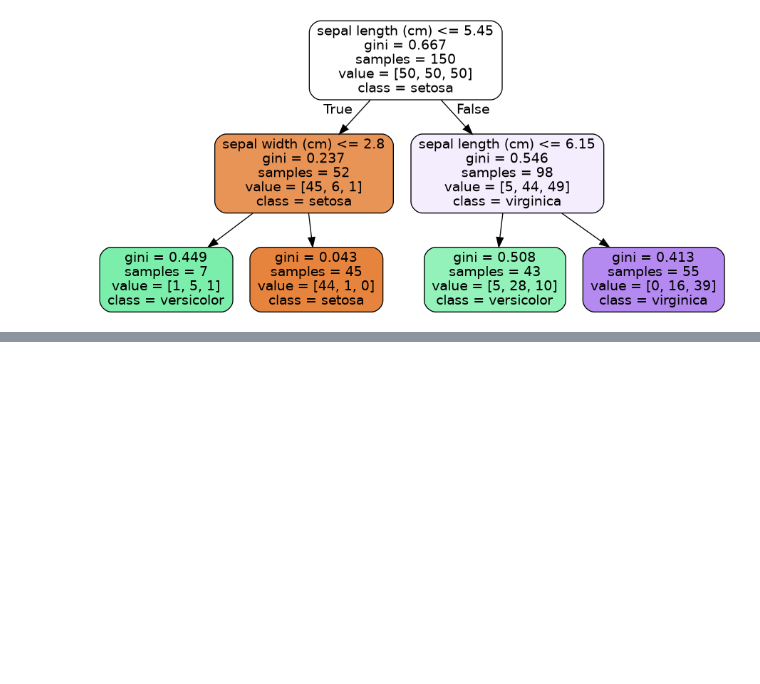
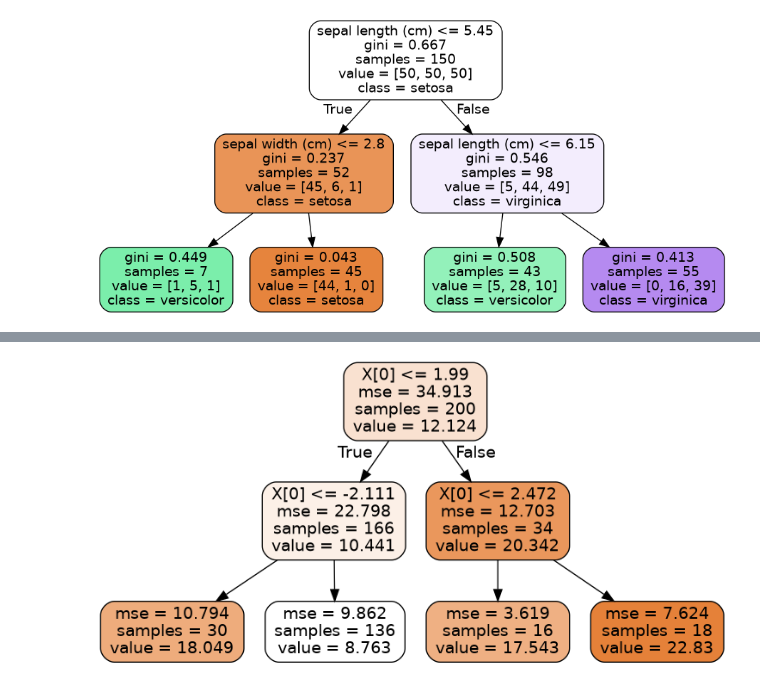
Before and after one commit to Lpshkn/Tutors, a Jupyter notebook: Practice/Decision Trees/Decision Trees.ipynb, the cells around one changed output, grey strips where cells are left out. Cells and saved outputs as stored; diff of their text form; code cells hidden in the pictures; blank space fills up the shorter version.

Commit message:
Add regression

```diff
--- a/Practice/Decision Trees/Decision Trees.ipynb
+++ b/Practice/Decision Trees/Decision Trees.ipynb
@@ -44,0 +145,6 @@ Image(data='iris_example.png')
+# %%
+from IPython.display import Image
+
+Image(data='tree_regression.png')
+# %% [output]
+[figure, added]
```
Also changed, not shown: parts of 27 cells of this notebook, 2 other files.
